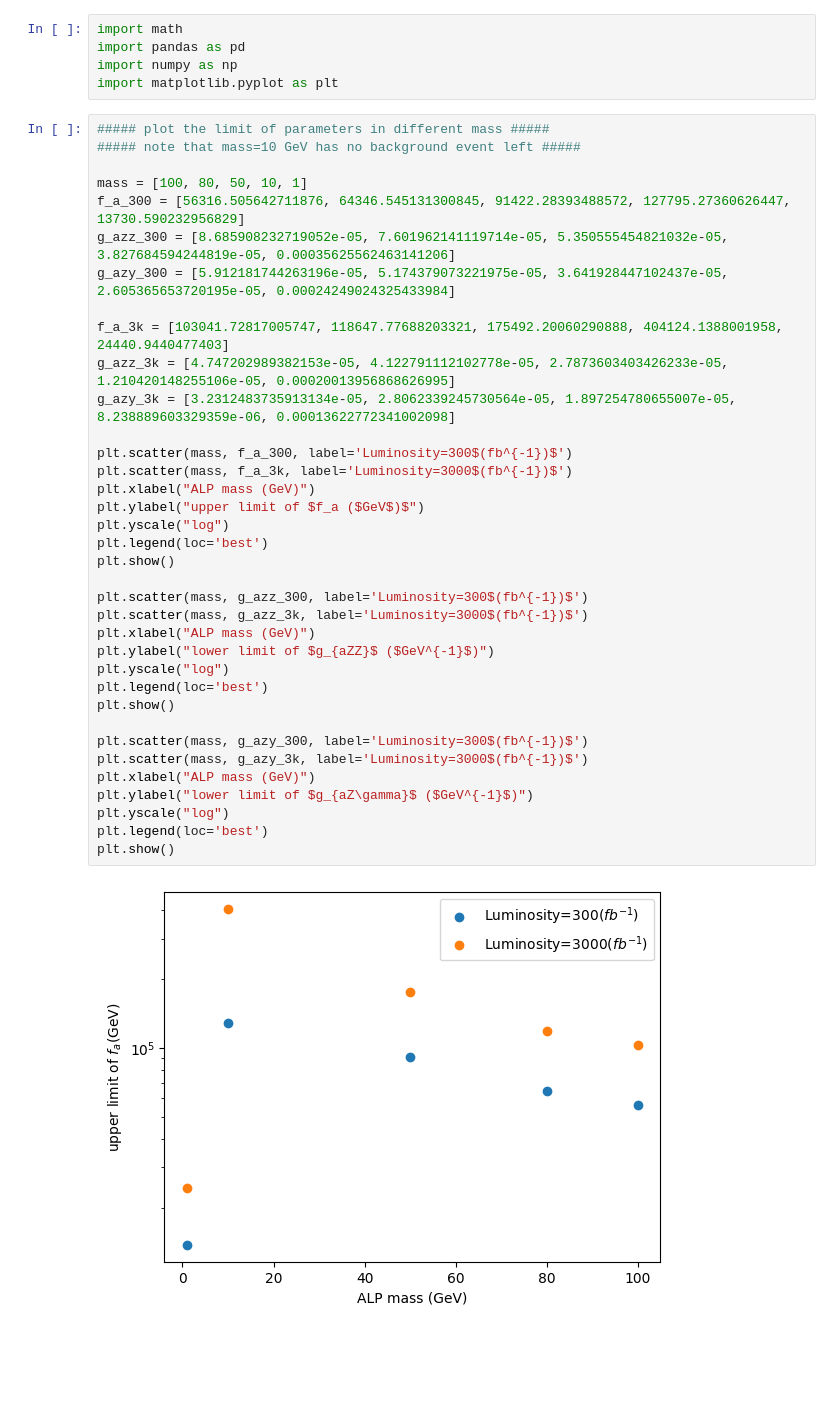
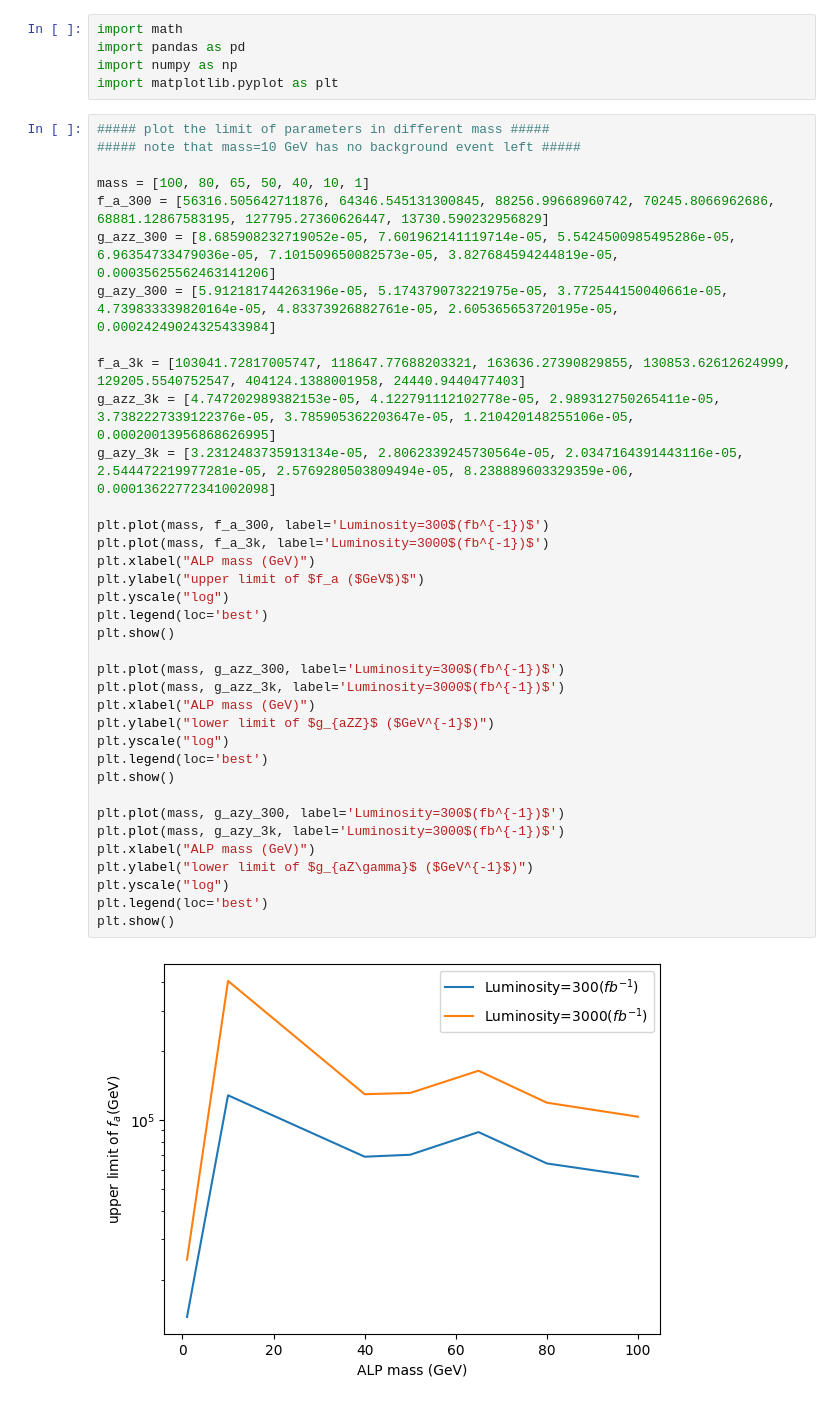
Before and after one commit to FeiChinzz/ALP_push, a Jupyter notebook: plot.ipynb, the cells around one changed output. Cells and saved outputs as stored; diff of their text form; blank space fills up the shorter version.

```diff
--- a/plot.ipynb
+++ b/plot.ipynb
@@ -6,38 +6,38 @@ import matplotlib.pyplot as plt
 # %%
 ##### plot the limit of parameters in different mass #####
 ##### note that mass=10 GeV has no background event left #####
 
-mass = [100, 80, 50, 10, 1]
-f_a_300 = [56316.505642711876, 64346.545131300845, 91422.28393488572, 127795.27360626447, 13730.590232956829]
-g_azz_300 = [8.685908232719052e-05, 7.601962141119714e-05, 5.350555454821032e-05, 3.827684594244819e-05, 0.00035625562463141206]
-g_azy_300 = [5.912181744263196e-05, 5.174379073221975e-05, 3.641928447102437e-05, 2.605365653720195e-05, 0.00024249024325433984]
+mass = [100, 80, 65, 50, 40, 10, 1]
+f_a_300 = [56316.505642711876, 64346.545131300845, 88256.99668960742, 70245.8066962686, 68881.12867583195, 127795.27360626447, 13730.590232956829]
+g_azz_300 = [8.685908232719052e-05, 7.601962141119714e-05, 5.5424500985495286e-05, 6.96354733479036e-05, 7.101509650082573e-05, 3.827684594244819e-05, 0.00035625562463141206]
+g_azy_300 = [5.912181744263196e-05, 5.174379073221975e-05, 3.772544150040661e-05, 4.739833339820164e-05, 4.83373926882761e-05, 2.605365653720195e-05, 0.00024249024325433984]
 
-f_a_3k = [103041.72817005747, 118647.77688203321, 175492.20060290888, 404124.1388001958, 24440.9440477403]
-g_azz_3k = [4.747202989382153e-05, 4.122791112102778e-05, 2.7873603403426233e-05, 1.210420148255106e-05, 0.00020013956868626995]
-g_azy_3k = [3.2312483735913134e-05, 2.8062339245730564e-05, 1.897254780655007e-05, 8.238889603329359e-06, 0.00013622772341002098]
+f_a_3k = [103041.72817005747, 118647.77688203321, 163636.27390829855, 130853.62612624999, 129205.5540752547, 404124.1388001958, 24440.9440477403]
+g_azz_3k = [4.747202989382153e-05, 4.122791112102778e-05, 2.989312750265411e-05, 3.7382227339122376e-05, 3.785905362203647e-05, 1.210420148255106e-05, 0.00020013956868626995]
+g_azy_3k = [3.2312483735913134e-05, 2.8062339245730564e-05, 2.0347164391443116e-05, 2.544472219977281e-05, 2.5769280503809494e-05, 8.238889603329359e-06, 0.00013622772341002098]
 
-plt.scatter(mass, f_a_300, label='Luminosity=300$(fb^{-1})$')
-plt.scatter(mass, f_a_3k, label='Luminosity=3000$(fb^{-1})$')
+plt.plot(mass, f_a_300, label='Luminosity=300$(fb^{-1})$')
+plt.plot(mass, f_a_3k, label='Luminosity=3000$(fb^{-1})$')
 plt.xlabel("ALP mass (GeV)")
 plt.ylabel("upper limit of $f_a ($GeV$)$")
 plt.yscale("log")
 plt.legend(loc='best')
 plt.show()
 
-plt.scatter(mass, g_azz_300, label='Luminosity=300$(fb^{-1})$')
-plt.scatter(mass, g_azz_3k, label='Luminosity=3000$(fb^{-1})$')
+plt.plot(mass, g_azz_300, label='Luminosity=300$(fb^{-1})$')
+plt.plot(mass, g_azz_3k, label='Luminosity=3000$(fb^{-1})$')
 plt.xlabel("ALP mass (GeV)")
 plt.ylabel("lower limit of $g_{aZZ}$ ($GeV^{-1}$)")
 plt.yscale("log")
 plt.legend(loc='best')
 plt.show()
 
-plt.scatter(mass, g_azy_300, label='Luminosity=300$(fb^{-1})$')
-plt.scatter(mass, g_azy_3k, label='Luminosity=3000$(fb^{-1})$')
+plt.plot(mass, g_azy_300, label='Luminosity=300$(fb^{-1})$')
+plt.plot(mass, g_azy_3k, label='Luminosity=3000$(fb^{-1})$')
 plt.xlabel("ALP mass (GeV)")
 plt.ylabel("lower limit of $g_{aZ\gamma}$ ($GeV^{-1}$)")
 plt.yscale("log")
 plt.legend(loc='best')
 plt.show()
 # %% [output]
-[figure, old version]
+[figure, new version]
```
Also changed, not shown: parts of 1 cell of this notebook, 2 other files.
